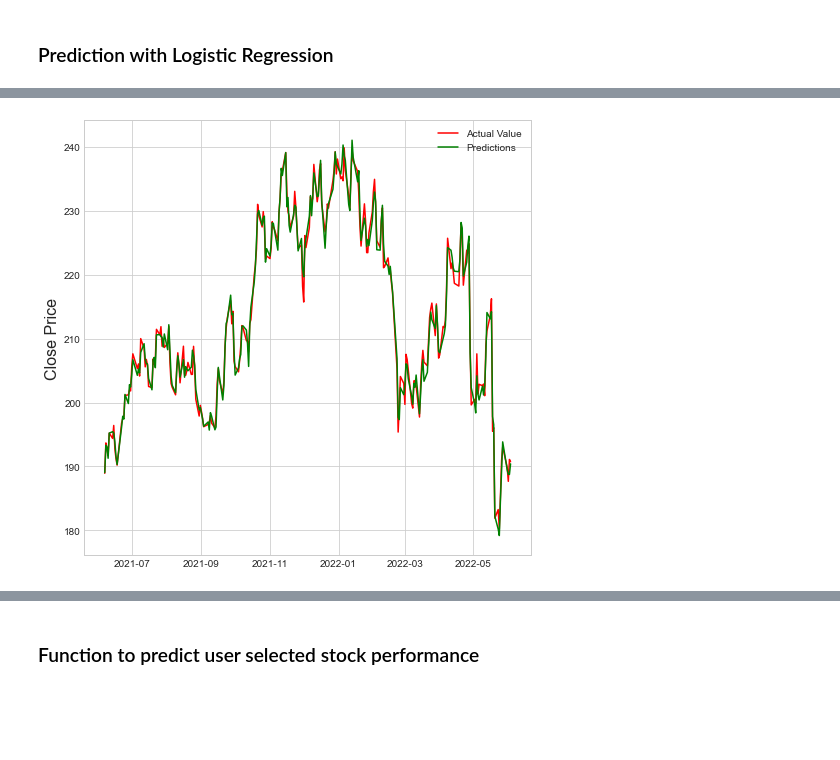
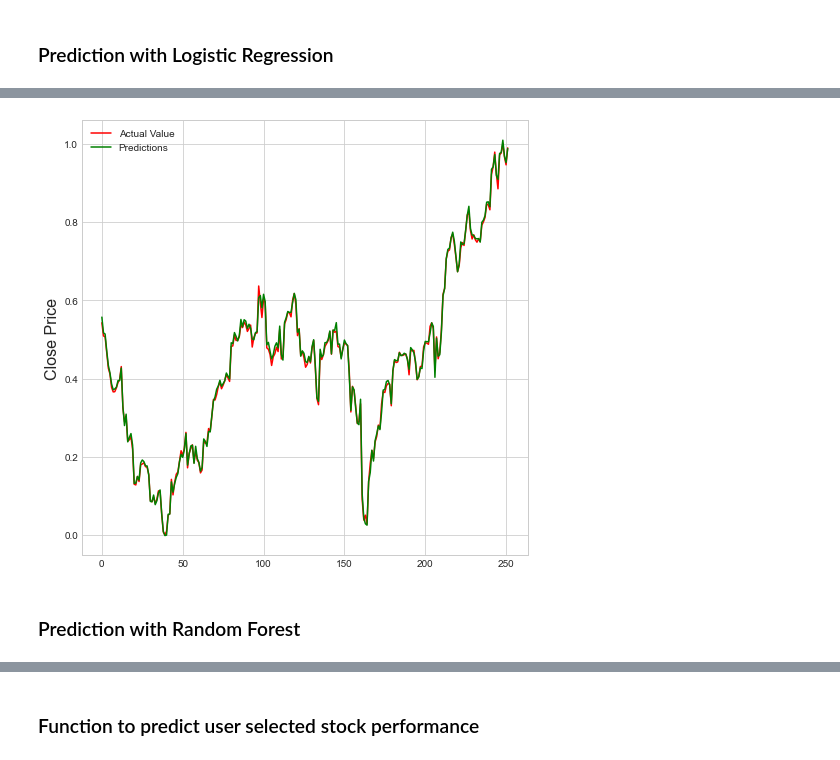
Before and after one commit to Marc9821/Simple-Stock-Price-Prediction-Model, a Jupyter notebook: main-app.ipynb, the cells around one changed output, grey strips where cells are left out. Cells and saved outputs as stored; diff of their text form; code cells hidden in the pictures; blank space fills up the shorter version.

```diff
--- a/main-app.ipynb
+++ b/main-app.ipynb
@@ -42,5 +57,5 @@ for ticker in tickers:
         ticker_hist_list.append(temp_ticker_hist)
     else:
         temp_ticker = yf.Ticker(ticker=ticker)
-        temp_ticker_hist = temp_ticker.history(period=period)
+        temp_ticker_hist = temp_ticker.history(period=period, start="2017-01-01", end="2021-12-29")
         ticker_hist_list.append(temp_ticker_hist)
@@ -104,0 +117,6 @@ plt.show()
+# %%
+stock_data = pd.concat(ticker_hist_list, axis=1)
+col_names = ['Open', 'High', 'Low', 'Close', 'Volume', 'Dividends', 'Stock Splits']
+stock_data.columns = [col_name + '.' + ticker for ticker in tickers for col_name in col_names]
+stock_data.index.name = 'Date'
+print(stock_data.shape)
@@ -247,0 +409,10 @@ plt.show()
+# %%
+X = stock_data.drop([f'Close.{"AAP"}'], axis=1)
+y = stock_data[f'Close.{"AAP"}']
+
+X_train, X_test, y_train, y_test = train_test_split(X, y, train_size=training_data_split, shuffle=True)
+X_train.sort_index(inplace=True)
+X_test.sort_index(inplace=True)
+y_train.sort_index(inplace=True)
+y_test.sort_index(inplace=True)
+print(f'Training sample size: {X_train.shape[0]} and testing sample size: {X_test.shape[0]}.')
@@ -248,3 +421,10 @@ plt.show()
+# %%
+scaler_x2 = MinMaxScaler()
+scaler_y2 = MinMaxScaler()
+X_train = scaler_x2.fit_transform(X_train)
+X_test = scaler_x2.fit_transform(X_test)
+y_train = scaler_y2.fit_transform(y_train.values.reshape(-1, 1))
+y_test = scaler_y2.fit_transform(y_test.values.reshape(-1, 1))
 # %% [markdown]
 ### Prediction with Logistic Regression
 # %%
@@ -277,9 +458,11 @@ RMSE score of the predictions: 1.3936044187748087
 # %%
 plt.figure(figsize=(8,8))
-plt.plot(pred_df_lr['Actual'], color='red')
-plt.plot(pred_df_lr['Predicted'], color='green')
+plt.plot(y_test, color='red')
+plt.plot(y_pred_lr, color='green')
 plt.ylabel('Close Price', fontsize=16)
 plt.legend(['Actual Value', 'Predictions'], loc='best')
 plt.show()
 # %% [output]
-[figure, old version]
+[figure, new version]
+# %% [markdown]
+### Prediction with Random Forest
```
Also changed, not shown: parts of 56 cells of this notebook.
